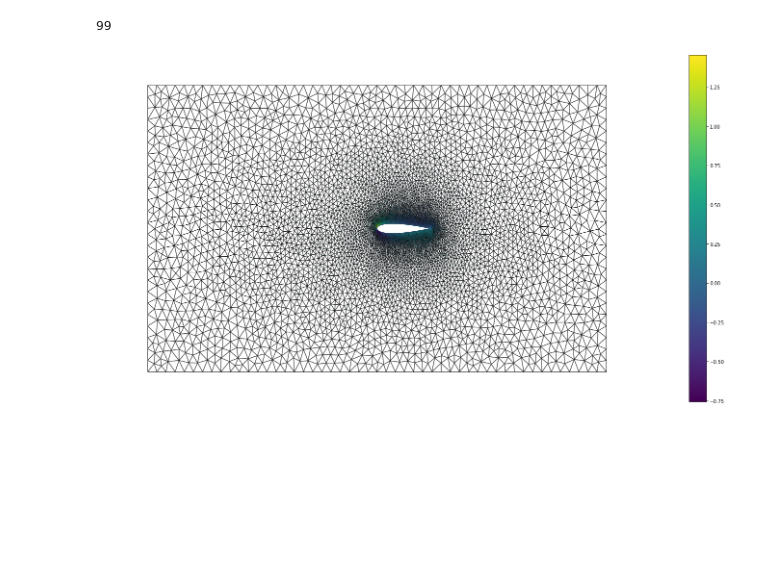
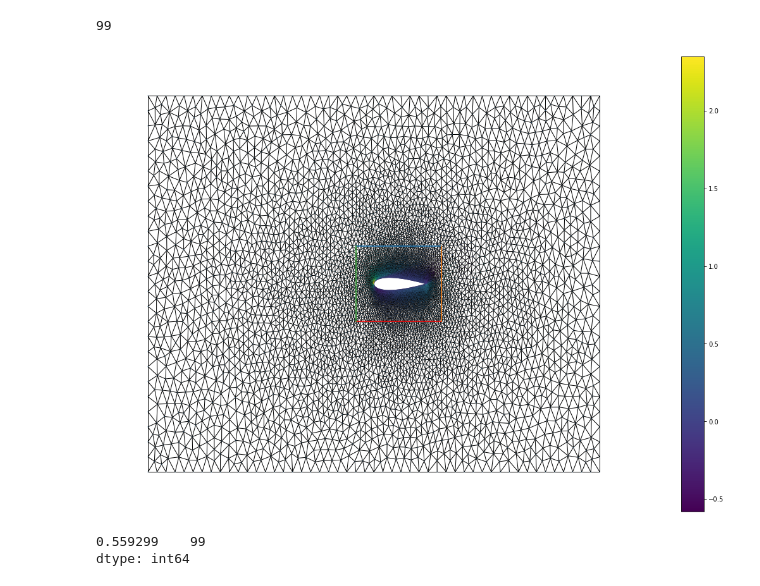
Before and after one commit to SergeyAnufriev/CFD_unet, a Jupyter notebook: notebooks/Mesh_data_EDA.ipynb, the cells around one changed output. Saved outputs shown, nothing was run; the diff lists cells and outputs as text; code cells hidden in the pictures; blank space fills up the shorter version.

```diff
--- a/notebooks/Mesh_data_EDA.ipynb
+++ b/notebooks/Mesh_data_EDA.ipynb
@@ -154,27 +210,34 @@ graph ,X_out  = dataset.get(10)
 # %%
-graph ,X_out  = dataset.get(12)
+graph ,X_out  = dataset.get(0)
 
 X_feat  = graph.x[:,:2]
-pos_    =  {x:(float(X_feat[x,0].numpy()),float(X_feat[x,1].numpy())) for x in range(len(X_feat))}
 
 
+pos_    =  {x:(float(X_feat[x,0].numpy()),float(X_feat[x,1].numpy())) for x in range(len(X_feat))}
 
 
 g = to_networkx(graph,to_undirected=True)
 
-plt.figure(figsize=(20,10))
+plt.figure(figsize=(15,10))
 
 colors = X_out[:,2].numpy()
 
 cmap=plt.cm.viridis
 vmin = min(colors)
 vmax = max(colors)
 
 nx.draw(g,pos=pos_, with_labels=False,node_size=0.1,node_color=colors, vmin=vmin, vmax=vmax)
 sm = plt.cm.ScalarMappable(cmap=cmap, norm=plt.Normalize(vmin = vmin, vmax=vmax))
 sm._A = []
 plt.colorbar(sm)
 
+dx = 0.1
+dy = -0.05
+
+plt.plot(np.linspace(-0.04,0.15,10),[dy]*10,c='r')
+plt.plot(np.linspace(-0.04,0.15,10),[-dy]*10)
+plt.plot([0.15]*10,np.linspace(-dy,dy,10))
+plt.plot([-0.04]*10,np.linspace(-dy,dy,10))
 plt.show()
 # %% [output]
-[figure, old version]
+[figure, new version]
@@ -180,0 +249,5 @@ plt.show()
+# %%
+pd.value_counts(n_points)
+# %% [output]
+0.559299    99
+dtype: int64
```
Also changed, not shown: parts of 16 cells of this notebook.
